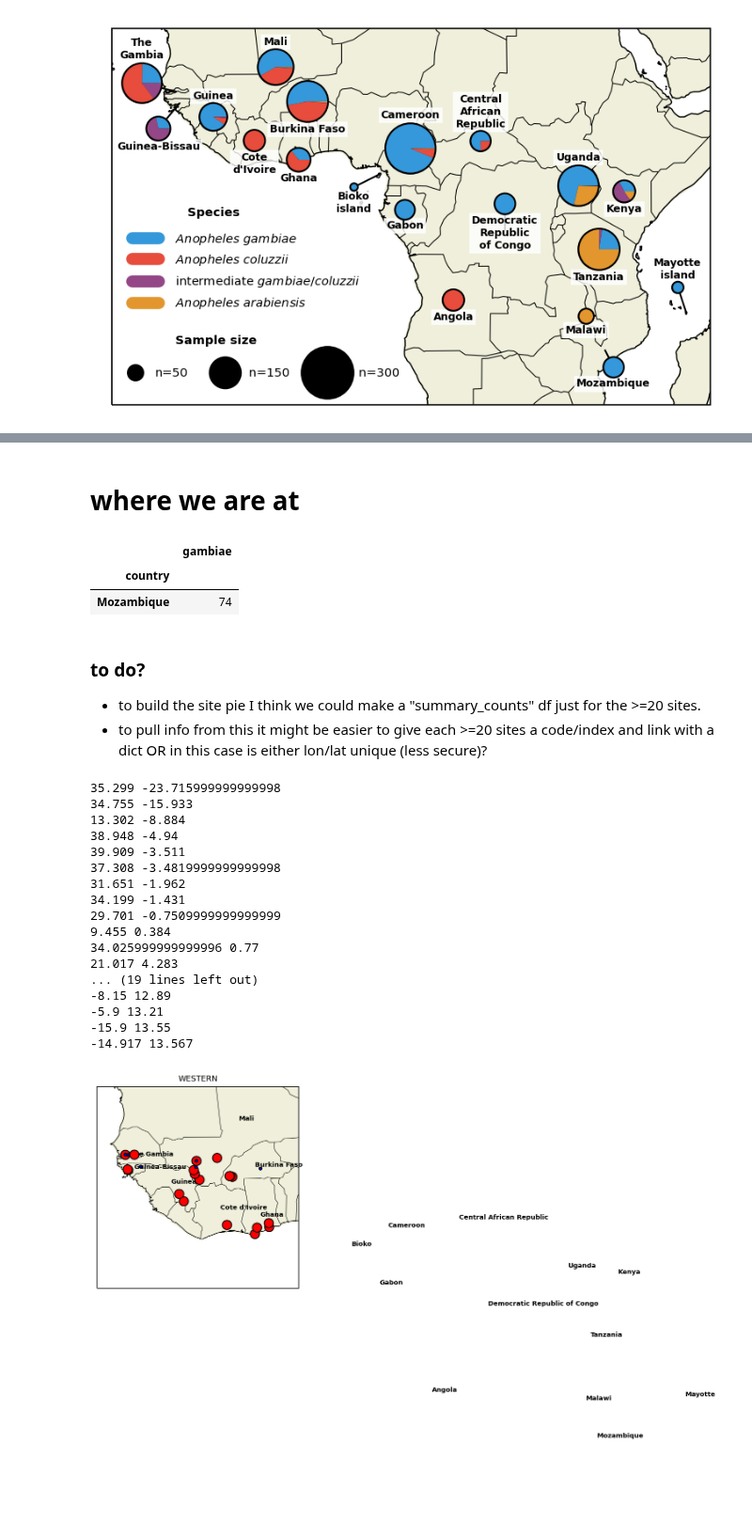
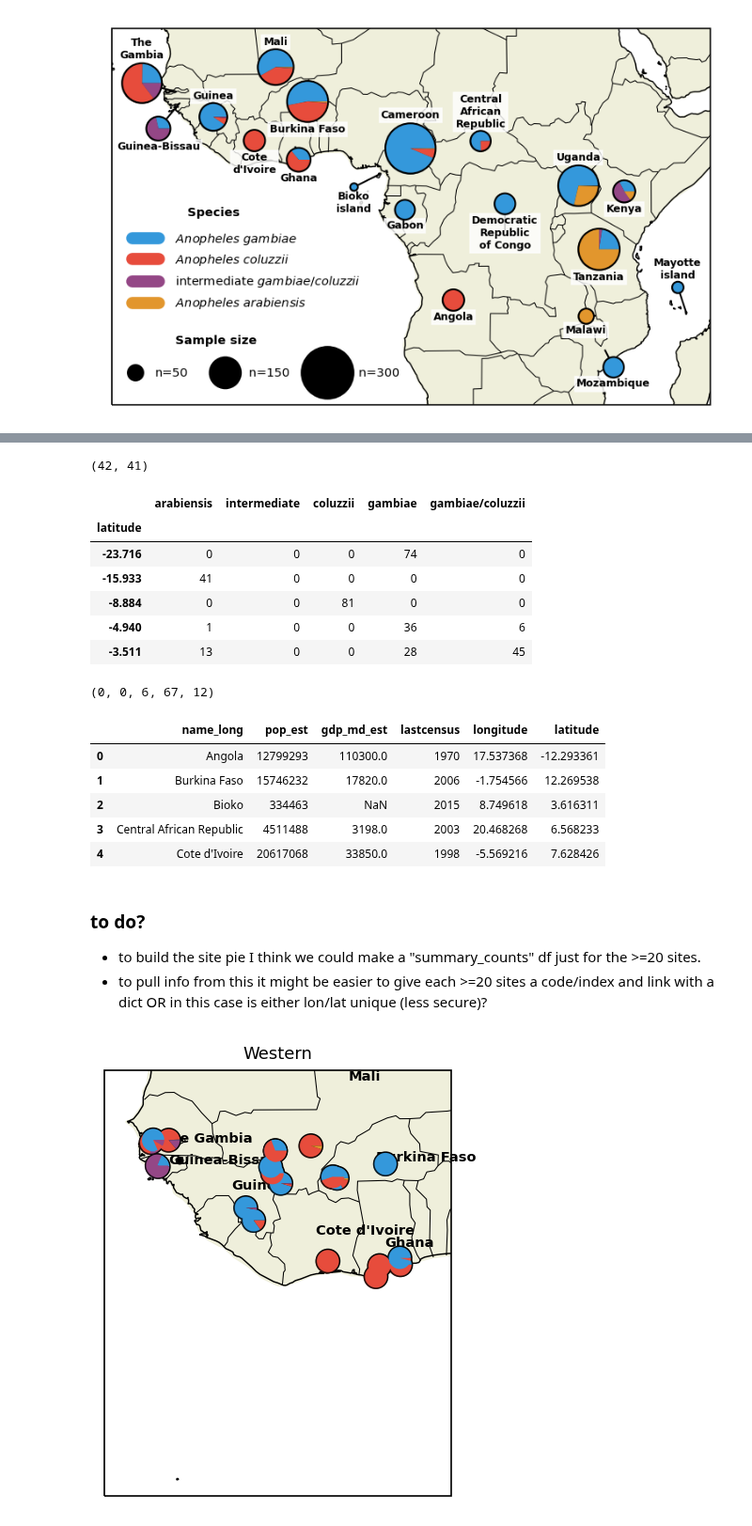
Before and after one commit to malariagen/ag1000g-phase3-data-paper, a Jupyter notebook: notebooks/ag1000g_phase3_collection_map_second_draft.ipynb, the cells around one changed output, grey strips where cells are left out. Shown at 94% size. Saved outputs shown, nothing was run; the diff lists cells and outputs as text; code cells hidden in the pictures; blank space fills up the shorter version.

```diff
--- a/notebooks/ag1000g_phase3_collection_map_second_draft.ipynb
+++ b/notebooks/ag1000g_phase3_collection_map_second_draft.ipynb
@@ -315 +311,40 @@ df_p3_centroids
+# %%
+#new full meta but only containing 20 sites (to preserve all species columns)
+all_20_meta = all_meta.merge(df_20[['longitude','latitude']])
+len(all_20_meta.latitude.unique()),len(all_20_meta.longitude.unique())
+# %% [output]
+(42, 41)
+# %%
+#summary species counts for >20 sites
+arab_call = pd.crosstab(all_20_meta.latitude, all_20_meta.species_gambcolu_arabiensis)
+colu_call = pd.crosstab(all_20_meta.latitude, all_20_meta.species_gambiae_coluzzii)
+colu_call.rename({"intermediate": "gambiae/coluzzii"}, axis=1, inplace=True)
+summary_20_counts = pd.concat([arab_call, colu_call], axis=1, sort=False).fillna(0).astype(int)
+summary_20_counts.drop("gamb_colu", axis=1, inplace=True)
+summary_20_counts.head()
+# %% [output]
+|  | arabiensis | intermediate | coluzzii | gambiae | gambiae/coluzzii |
+| latitude |  |  |  |  |  |
+| -23.716 | 0 | 0 | 0 | 74 | 0 |
+| -15.933 | 41 | 0 | 0 | 0 | 0 |
+| -8.884 | 0 | 0 | 81 | 0 | 0 |
+| -4.940 | 1 | 0 | 0 | 36 | 6 |
+| -3.511 | 13 | 0 | 0 | 28 | 45 |
+# %%
+#test
+ar, it, cl, ga, gc = summary_20_counts.loc[-15.900]
+ar, it, cl, ga, gc
+# %% [output]
+(0, 0, 6, 67, 12)
+# %%
+#get the centroids for the countries we sample in - use this for country labels?
+df_p3_centroids = df_centroids[df_centroids.index.isin(countries)].reset_index()
+df_p3_centroids.head()
+# %% [output]
+|  | name_long | pop_est | gdp_md_est | lastcensus | longitude | latitude |
+| 0 | Angola | 12799293 | 110300.0 | 1970 | 17.537368 | -12.293361 |
+| 1 | Burkina Faso | 15746232 | 17820.0 | 2006 | -1.754566 | 12.269538 |
+| 2 | Bioko | 334463 | NaN | 2015 | 8.749618 | 3.616311 |
+| 3 | Central African Republic | 4511488 | 3198.0 | 2003 | 20.468268 | 6.568233 |
+| 4 | Cote d'Ivoire | 20617068 | 33850.0 | 1998 | -5.569216 | 7.628426 |
 # %%
@@ -349,3 +386 @@ def plot_pyr_map_panel(dpi=150, extent=[-23, 48, -20, 17.5], figsize=(8, 4), lab
     return ax
-# %% [markdown]
-# where we are at
@@ -360,6 +386,0 @@ summary_counts.drop("gamb_colu", axis=1, inplace=True)
-# %%
-summary_counts
-# %% [output]
-|  | gambiae |
-| country |  |
-| Mozambique | 74 |
@@ -369,25 +388,8 @@ summary_counts
 ### to do?
 - to build the site pie I think we could make a "summary_counts" df just for the >=20 sites.
 - to pull info from this it might be easier to give each >=20 sites a code/index and link with a dict OR in this case is either lon/lat unique (less secure)?
-# %%
-b = plot_pyr_map_panel(extent=[-19, 3, -1, 21], range='WESTERN')
-# %% [output]
-35.299 -23.715999999999998
-34.755 -15.933
-13.302 -8.884
-38.948 -4.94
-39.909 -3.511
-37.308 -3.4819999999999998
-31.651 -1.962
-34.199 -1.431
-29.701 -0.7509999999999999
-9.455 0.384
-34.025999999999996 0.77
-21.017 4.283
-... (19 lines left out)
--8.15 12.89
--5.9 13.21
--15.9 13.55
--14.917 13.567
-[figure, removed]
+# %%
+b = plot_pyr_map_panel(extent=[-19, 3, -9, 18], region='Western', fn='../content/images/western_map.svg')
+# %% [output]
+[figure, added]
 # %%
```
Also changed, not shown: parts of 13 cells of this notebook, 1 other file.
